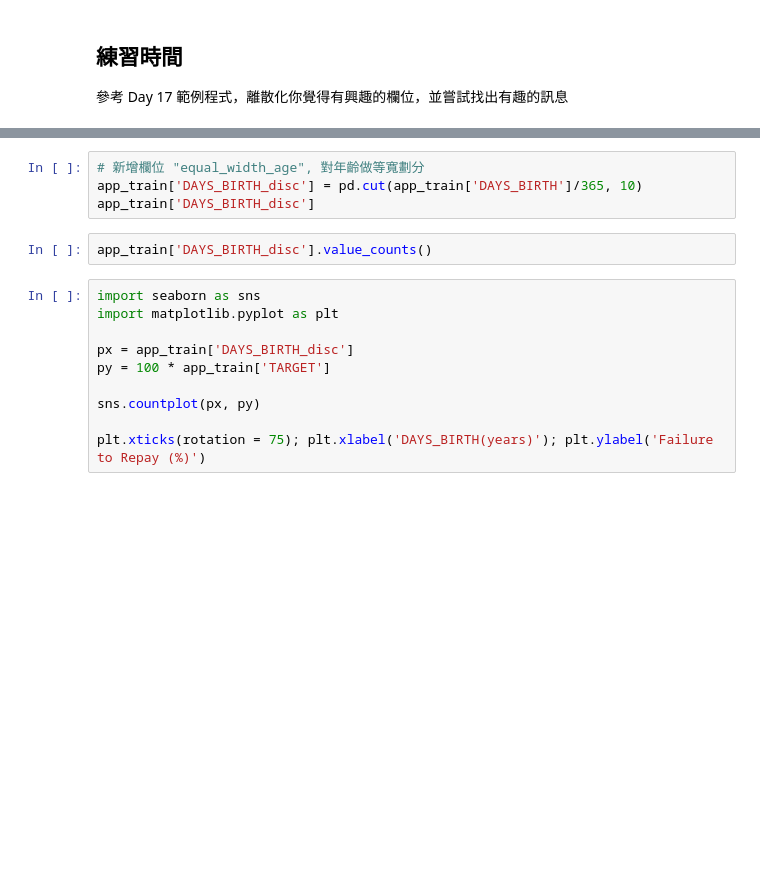
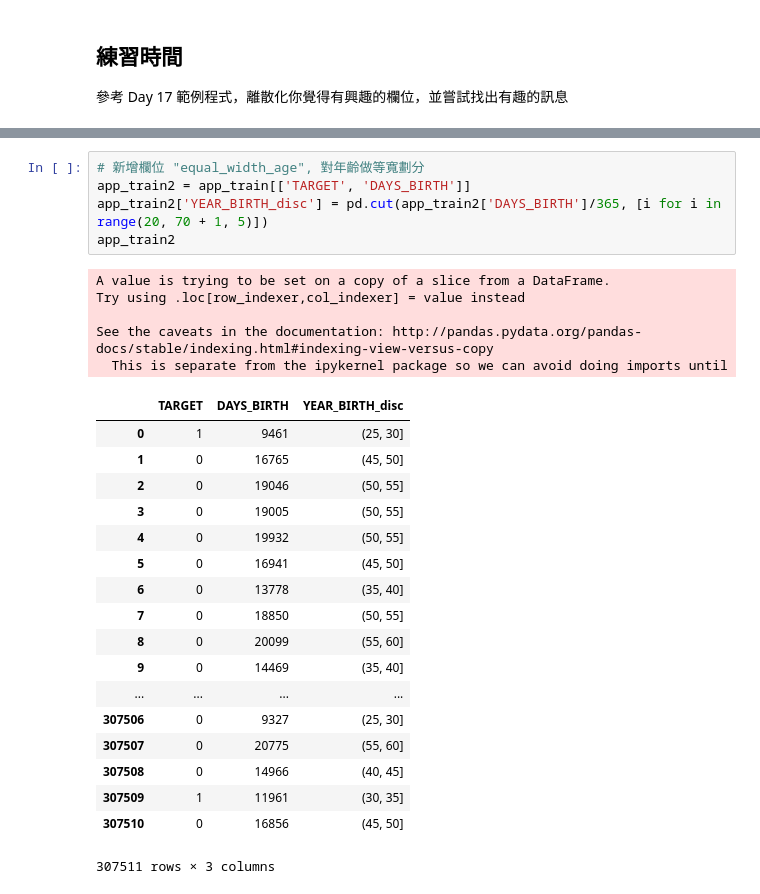
Before and after one commit to CKMaxwell/ML100Days, a Jupyter notebook: Day_018_HW.ipynb, the cells around one changed output, grey strips where cells are left out. Drawn from its saved outputs; the diff is of its cells as text; blank space fills up the shorter version.

```diff
--- a/Day_018_HW.ipynb
+++ b/Day_018_HW.ipynb
@@ -52,16 +76,29 @@ app_train['DAYS_BIRTH'] = abs(app_train['DAYS_BIRTH'])
 # %%
 # 新增欄位 "equal_width_age", 對年齡做等寬劃分
-app_train['DAYS_BIRTH_disc'] = pd.cut(app_train['DAYS_BIRTH']/365, 10)
-app_train['DAYS_BIRTH_disc']
+app_train2 = app_train[['TARGET', 'DAYS_BIRTH']]
+app_train2['YEAR_BIRTH_disc'] = pd.cut(app_train2['DAYS_BIRTH']/365, [i for i in range(20, 70 + 1, 5)])
+app_train2
+# %% [output]
+A value is trying to be set on a copy of a slice from a DataFrame.
+Try using .loc[row_indexer,col_indexer] = value instead
+
+See the caveats in the documentation: http://pandas.pydata.org/pandas-docs/stable/indexing.html#indexing-view-versus-copy
+  This is separate from the ipykernel package so we can avoid doing imports until
+|  | TARGET | DAYS_BIRTH | YEAR_BIRTH_disc |
+| 0 | 1 | 9461 | (25, 30] |
+| 1 | 0 | 16765 | (45, 50] |
+| 2 | 0 | 19046 | (50, 55] |
+| 3 | 0 | 19005 | (50, 55] |
+| 4 | 0 | 19932 | (50, 55] |
+| 5 | 0 | 16941 | (45, 50] |
+| 6 | 0 | 13778 | (35, 40] |
+| 7 | 0 | 18850 | (50, 55] |
+| 8 | 0 | 20099 | (55, 60] |
+| 9 | 0 | 14469 | (35, 40] |
+| ... | ... | ... | ... |
+| 307506 | 0 | 9327 | (25, 30] |
+| 307507 | 0 | 20775 | (55, 60] |
+| 307508 | 0 | 14966 | (40, 45] |
+| 307509 | 1 | 11961 | (30, 35] |
+| 307510 | 0 | 16856 | (45, 50] |
+307511 rows × 3 columns
-# %%
-app_train['DAYS_BIRTH_disc'].value_counts()
-# %%
-import seaborn as sns
-import matplotlib.pyplot as plt
-
-px = app_train['DAYS_BIRTH_disc']
-py = 100 * app_train['TARGET']
-
-sns.countplot(px, py)
-
-plt.xticks(rotation = 75); plt.xlabel('DAYS_BIRTH(years)'); plt.ylabel('Failure to Repay (%)')
```
Also changed, not shown: parts of 5 cells of this notebook.
